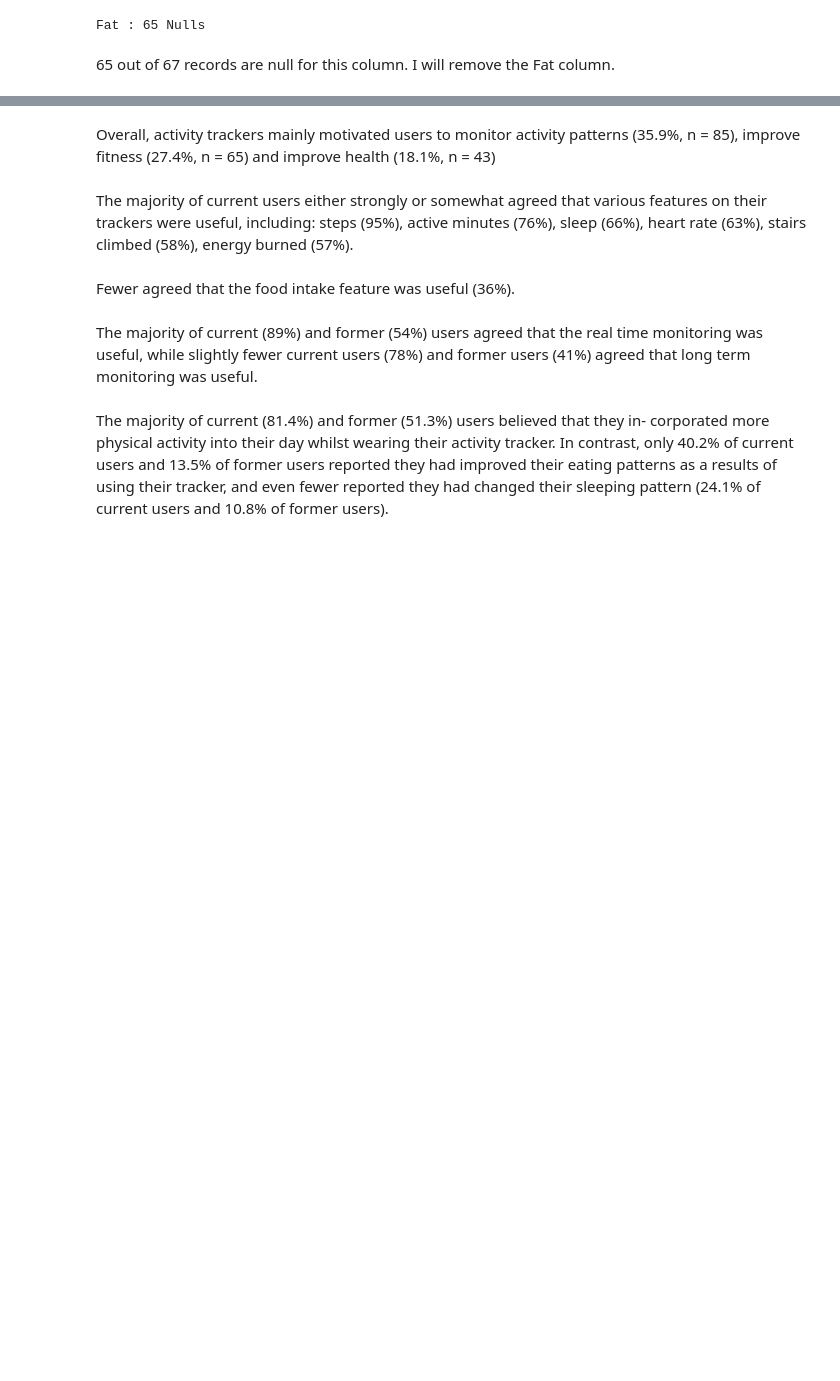
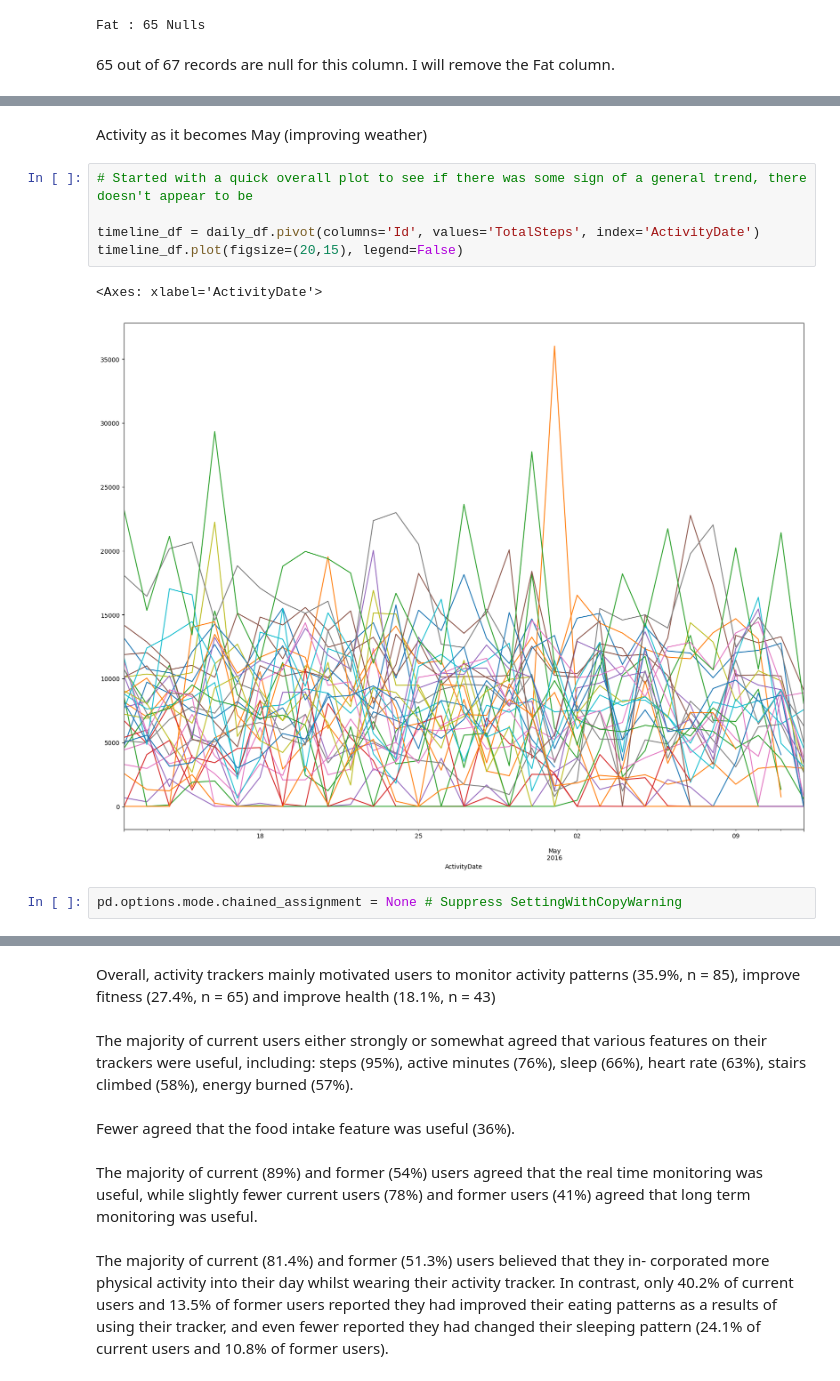
Before and after one commit to PaigeCrossley/Kaggle, a Jupyter notebook: case-study-bellabeat.ipynb, the cells around one changed output, grey strips where cells are left out. Saved outputs shown, nothing was run; the diff lists cells and outputs as text; blank space fills up the shorter version.

```diff
--- a/case-study-bellabeat.ipynb
+++ b/case-study-bellabeat.ipynb
@@ -291,0 +638,12 @@ Wanted to check conversion between Kg to Lb but its a messy conversion. Unable t
+# %% [markdown]
+Activity as it becomes May (improving weather)
+# %%
+# Started with a quick overall plot to see if there was some sign of a general trend, there doesn't appear to be
+
+timeline_df = daily_df.pivot(columns='Id', values='TotalSteps', index='ActivityDate')
+timeline_df.plot(figsize=(20,15), legend=False)
+# %% [output]
+<Axes: xlabel='ActivityDate'>
+[figure, added]
+# %%
+pd.options.mode.chained_assignment = None # Suppress SettingWithCopyWarning
```
Also changed, not shown: parts of 122 cells of this notebook.
